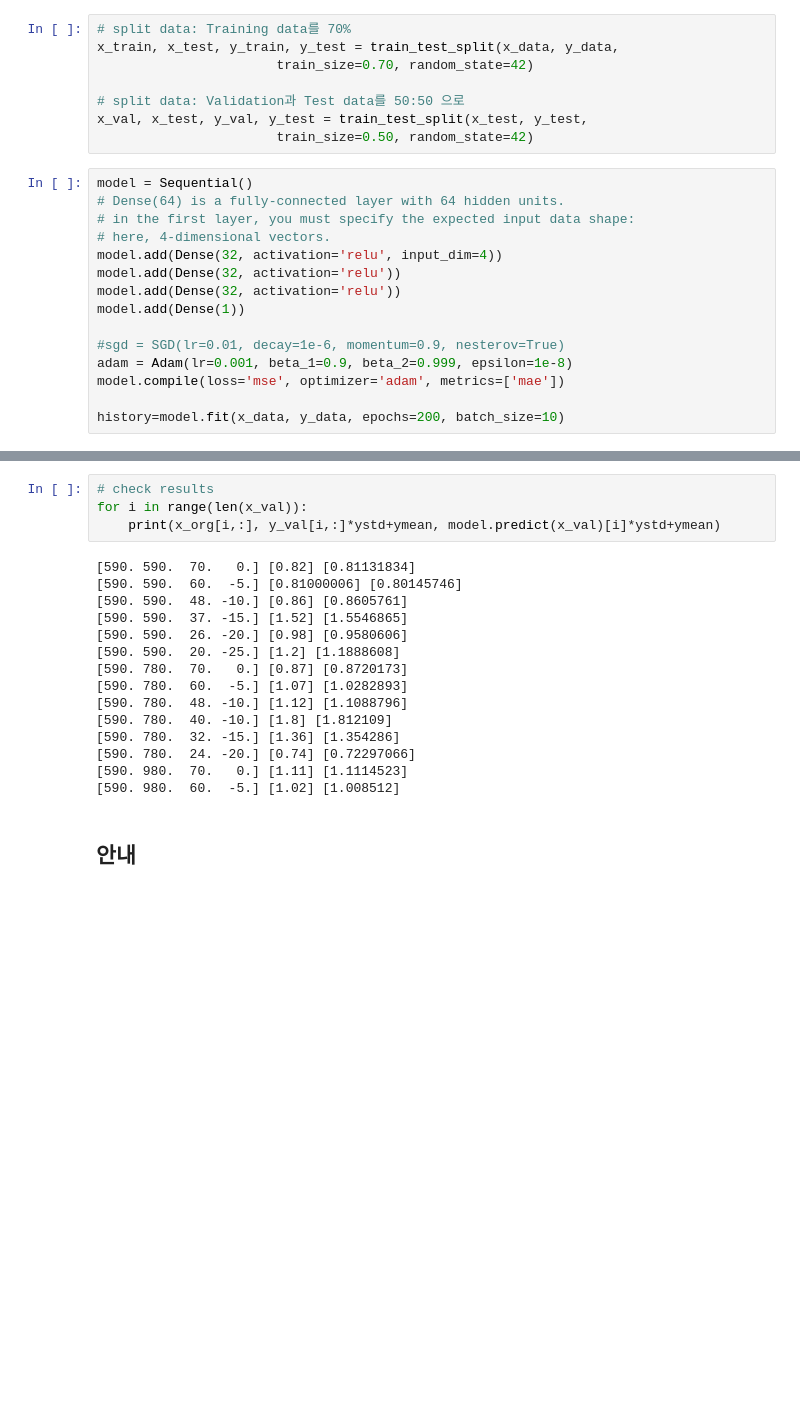
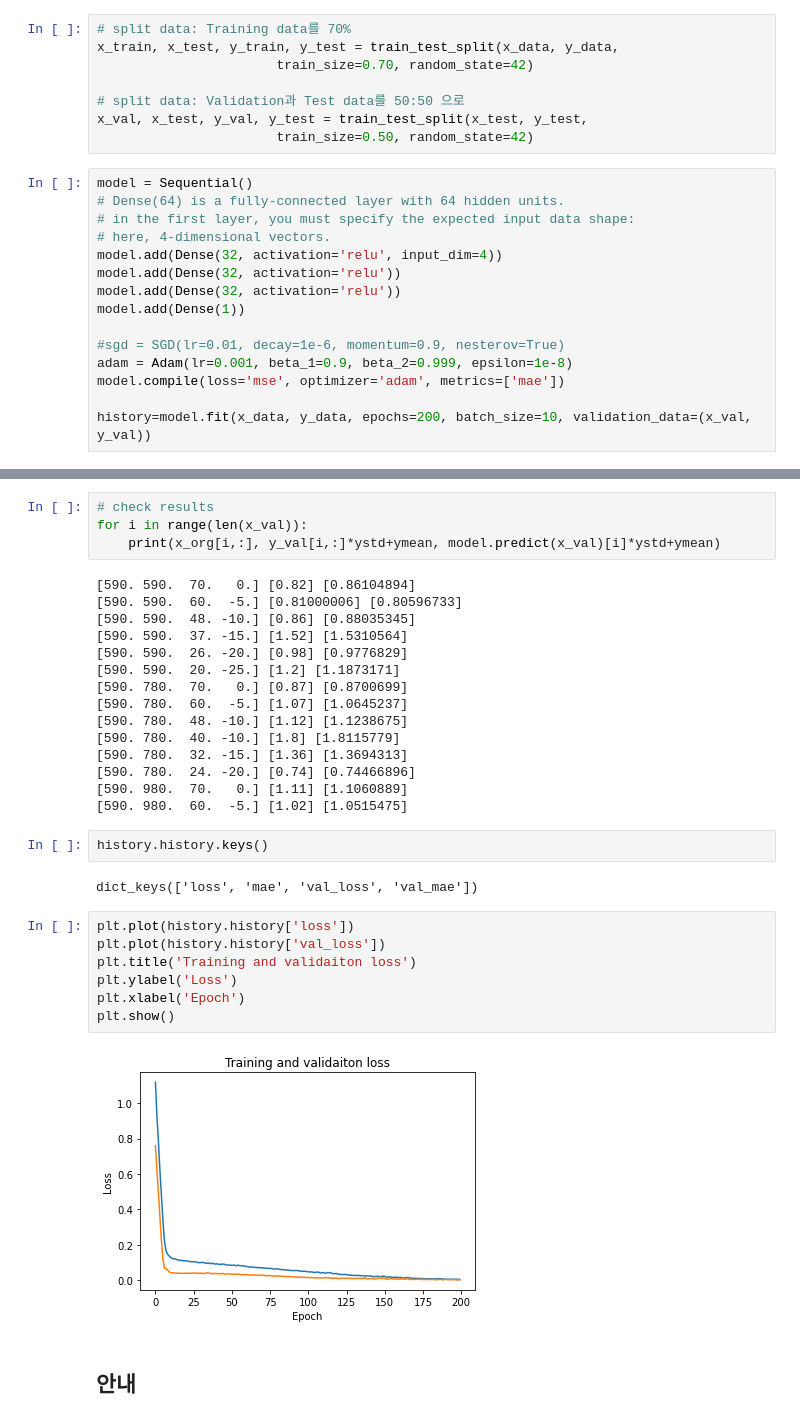
Before and after one commit to deepjoining/deepjoining.github.io, a Jupyter notebook: lec/5. Regression_split train, val, test data.ipynb, the cells around one changed output, grey strips where cells are left out. Drawn from its saved outputs; the diff is of its cells as text; blank space fills up the shorter version.

```diff
--- a/lec/5. Regression_split train, val, test data.ipynb
+++ b/lec/5. Regression_split train, val, test data.ipynb
@@ -57,6 +57,6 @@ model.add(Dense(1))
 adam = Adam(lr=0.001, beta_1=0.9, beta_2=0.999, epsilon=1e-8)
 model.compile(loss='mse', optimizer='adam', metrics=['mae'])
 
-history=model.fit(x_data, y_data, epochs=200, batch_size=10)
+history=model.fit(x_data, y_data, epochs=200, batch_size=10, validation_data=(x_val, y_val))
 # %% [output]
 Epoch 1/200
@@ -144,20 +144,33 @@ for i in range(len(x_test)):
 for i in range(len(x_val)):
     print(x_org[i,:], y_val[i,:]*ystd+ymean, model.predict(x_val)[i]*ystd+ymean)
 # %% [output]
-[590. 590.  70.   0.] [0.82] [0.81131834]
-[590. 590.  60.  -5.] [0.81000006] [0.80145746]
-[590. 590.  48. -10.] [0.86] [0.8605761]
-[590. 590.  37. -15.] [1.52] [1.5546865]
-[590. 590.  26. -20.] [0.98] [0.9580606]
-[590. 590.  20. -25.] [1.2] [1.1888608]
-[590. 780.  70.   0.] [0.87] [0.8720173]
-[590. 780.  60.  -5.] [1.07] [1.0282893]
-[590. 780.  48. -10.] [1.12] [1.1088796]
-[590. 780.  40. -10.] [1.8] [1.812109]
-[590. 780.  32. -15.] [1.36] [1.354286]
-[590. 780.  24. -20.] [0.74] [0.72297066]
-[590. 980.  70.   0.] [1.11] [1.1114523]
-[590. 980.  60.  -5.] [1.02] [1.008512]
+[590. 590.  70.   0.] [0.82] [0.86104894]
+[590. 590.  60.  -5.] [0.81000006] [0.80596733]
+[590. 590.  48. -10.] [0.86] [0.88035345]
+[590. 590.  37. -15.] [1.52] [1.5310564]
+[590. 590.  26. -20.] [0.98] [0.9776829]
+[590. 590.  20. -25.] [1.2] [1.1873171]
+[590. 780.  70.   0.] [0.87] [0.8700699]
+[590. 780.  60.  -5.] [1.07] [1.0645237]
+[590. 780.  48. -10.] [1.12] [1.1238675]
+[590. 780.  40. -10.] [1.8] [1.8115779]
+[590. 780.  32. -15.] [1.36] [1.3694313]
+[590. 780.  24. -20.] [0.74] [0.74466896]
+[590. 980.  70.   0.] [1.11] [1.1060889]
+[590. 980.  60.  -5.] [1.02] [1.0515475]
+# %%
+history.history.keys()
+# %% [output]
+dict_keys(['loss', 'mae', 'val_loss', 'val_mae'])
+# %%
+plt.plot(history.history['loss'])
+plt.plot(history.history['val_loss'])
+plt.title('Training and validaiton loss')
+plt.ylabel('Loss')
+plt.xlabel('Epoch')
+plt.show()
+# %% [output]
+[figure, added]
 # %% [markdown]
 ## 안내
 ![image-2.png](attachment:image-2.png)
```
Also changed, not shown: parts of 4 cells of this notebook.
